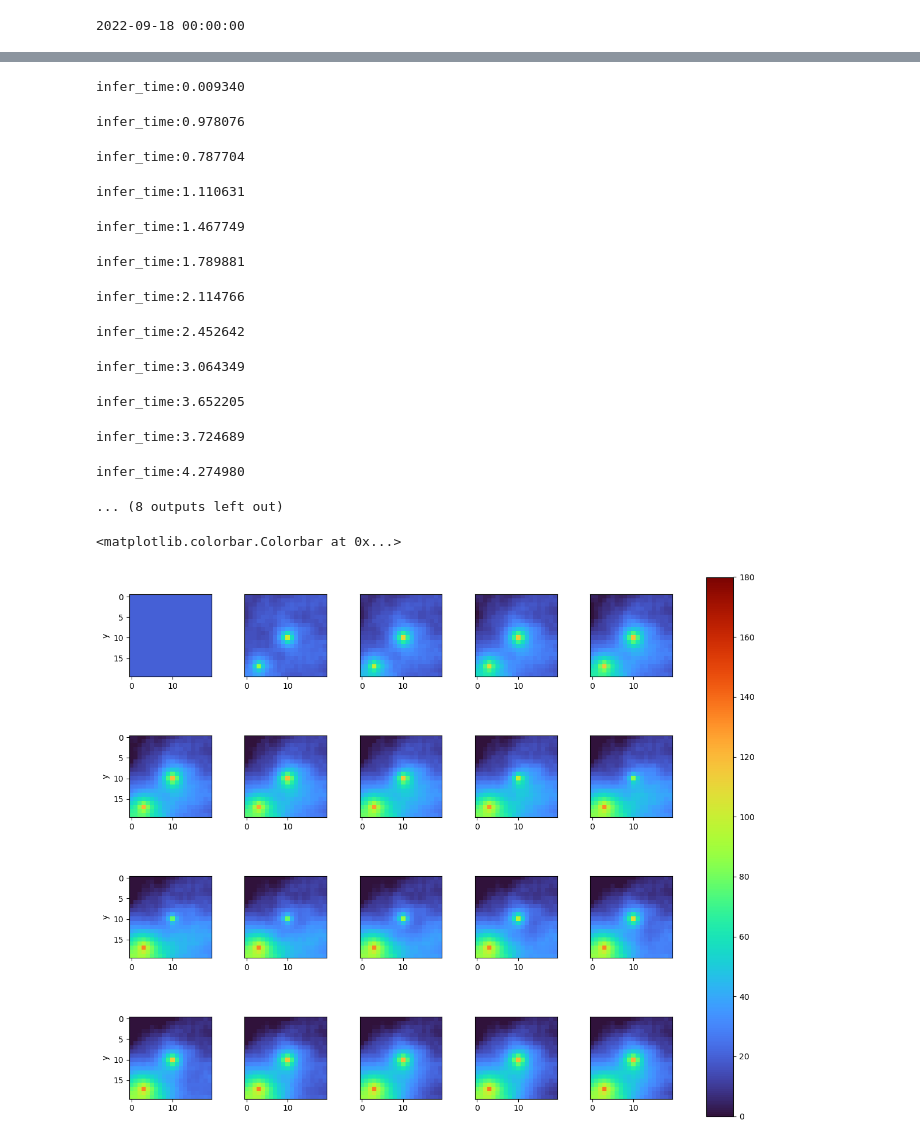
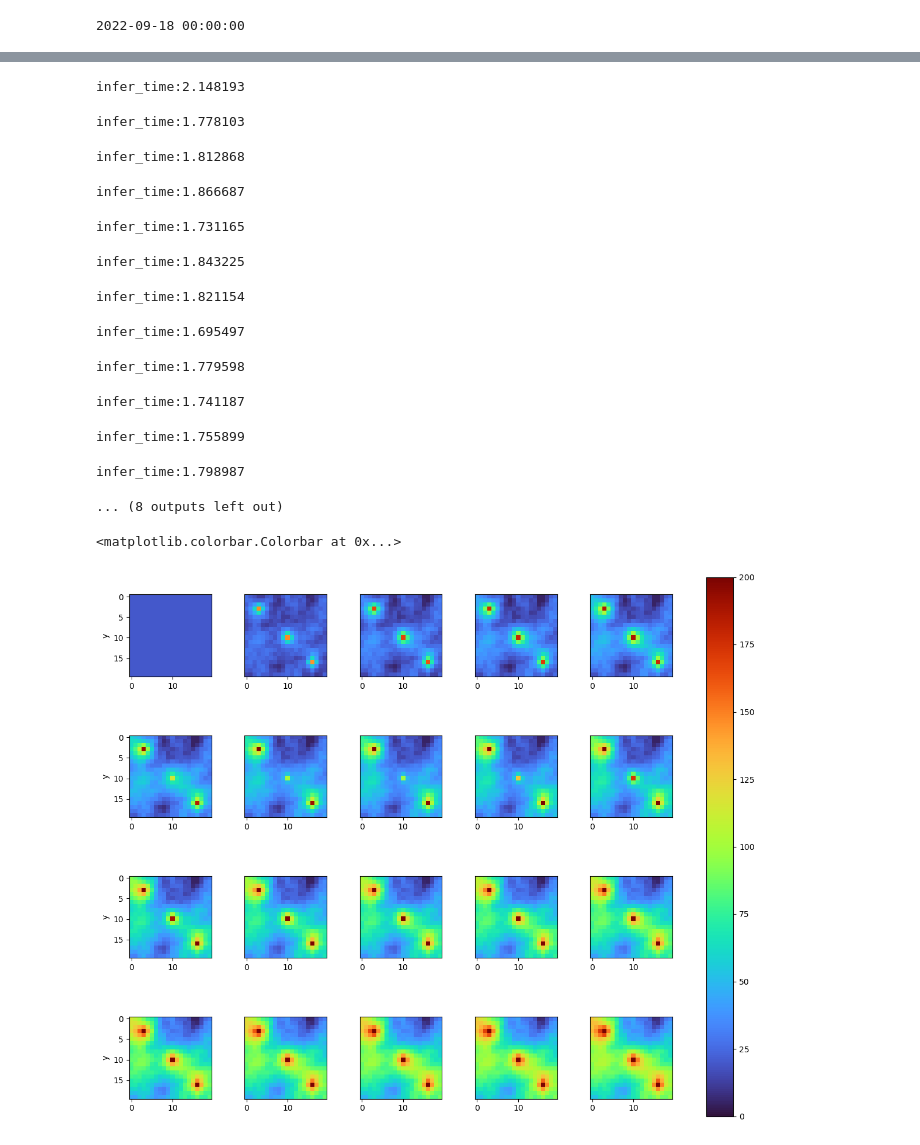
Before and after one commit to xiaozijianx/PyPolo-main, a Jupyter notebook: Urban Pollutant Spread Model.ipynb, the cells around one changed output, grey strips where cells are left out. Saved outputs shown, nothing was run; the diff lists cells and outputs as text; code cells hidden in the pictures.

```diff
--- a/Urban Pollutant Spread Model.ipynb
+++ b/Urban Pollutant Spread Model.ipynb
@@ -68,50 +61,64 @@ data_sprayer_train
 import time
 data_show_matrix = []
 time_count = time.time()
-for i in range(0,100,5):
-    data_show_matrix.append(model_test.solve(i))
+step = 10
+env = initial_field
+data_show_matrix.append(env)
+for i in range(0,200,step):
+    # if i > 49:
+    #      R[10][10] = 5
+    #      R[16][16] = 5
+    # #     # R[3][16] = 180
+    # #     # R[16][3] = 180
+    #      R[3][3] = 5
+    model_test = SP.Diffusion_Model(x_range = grid_x, y_range = grid_y,\
+                 initial_field = env, R_field = R, data_sprayer_train = data_sprayer_train, t_start = 0 + i) # build model
+    if i > 0 and i%10 == 0:
+        data_show_matrix.append(env)
+    env = model_test.solve(step)[-1]
+    env = np.clip(env, 5, 5000)
     print("infer_time:%f"%(time.time() - time_count))
     time_count = time.time()
 #分别推断10,20,30...的污染地图（单位：min）
 # %% [output]
-infer_time:0.009340
+infer_time:2.148193
-infer_time:0.978076
+infer_time:1.778103
-infer_time:0.787704
+infer_time:1.812868
-infer_time:1.110631
+infer_time:1.866687
-infer_time:1.467749
+infer_time:1.731165
-infer_time:1.789881
+infer_time:1.843225
-infer_time:2.114766
+infer_time:1.821154
-infer_time:2.452642
+infer_time:1.695497
-infer_time:3.064349
+infer_time:1.779598
-infer_time:3.652205
+infer_time:1.741187
-infer_time:3.724689
+infer_time:1.755899
-infer_time:4.274980
+infer_time:1.798987
 ... (8 outputs left out)
 # %%
 import matplotlib.pyplot as plt
 show_range_z_score = 3
 fig_size = 3
 vmin = 0
-vmax = 180
+vmax = 200
 subfig_num = 20
 test_show_row = 4
 subfig_onerow = 5
 fig, axes = plt.subplots(test_show_row, subfig_onerow, figsize=(fig_size * subfig_onerow, fig_size * test_show_row))
 fig.subplots_adjust(wspace = 0.4, hspace = 0.2)
 line_color = np.random.random(3)
 
 for i in range(subfig_num):
     i_row = int(i / subfig_onerow)
     i_col = int(i % subfig_onerow)
 #             ax = plt.subplot(test_show_row, subfig_onerow, i + 1, figsize=(10, 10))
     if i % subfig_onerow != 0:
         axes[i_row][i_col].yaxis.set_major_locator(plt.NullLocator())
     else:
         axes[i_row][i_col].set_ylabel("y")
     im = axes[i_row][i_col].imshow(np.matrix(data_show_matrix[i]).T, cmap='turbo',vmin = vmin, vmax = vmax)
 fig.colorbar(im, ax=axes.ravel().tolist(), orientation="vertical")
 
 #10,20,30...的污染地图的可视化（单位：min）
 # %% [output]
 <matplotlib.colorbar.Colorbar at 0x...>
-[figure, old version]
+[figure, new version]
```
Also changed, not shown: parts of 4 cells of this notebook, 47 other files.
